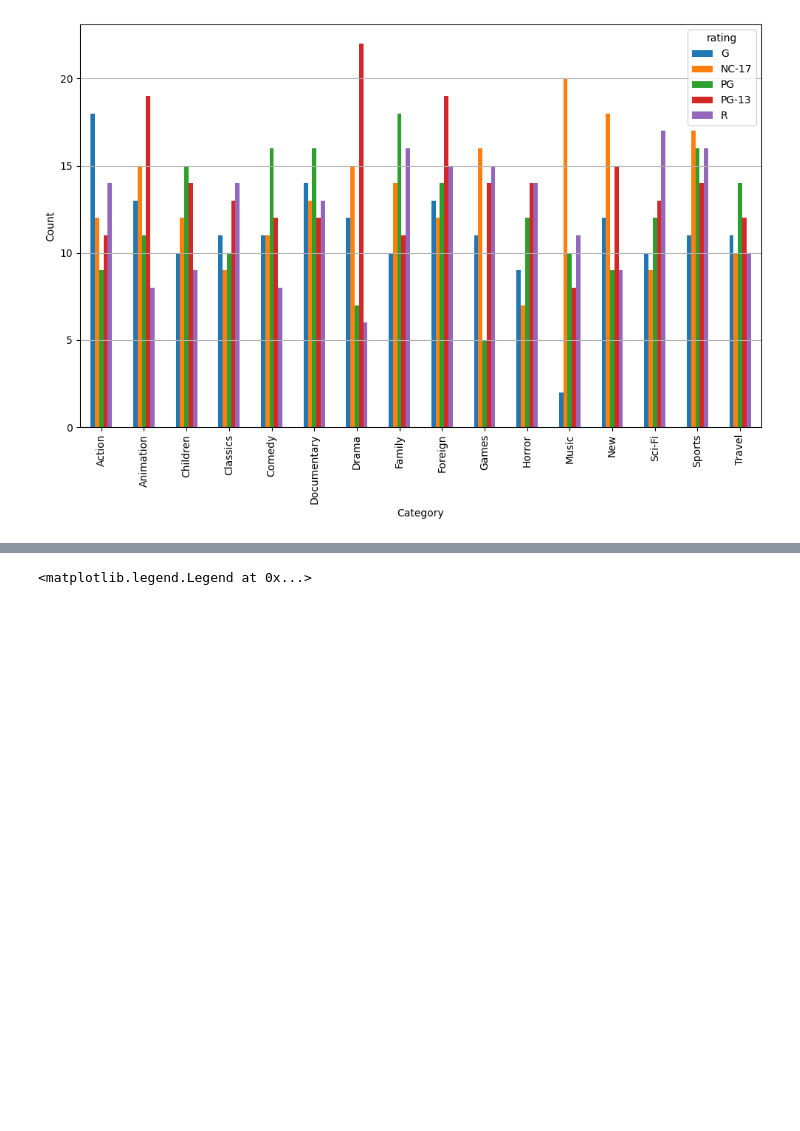
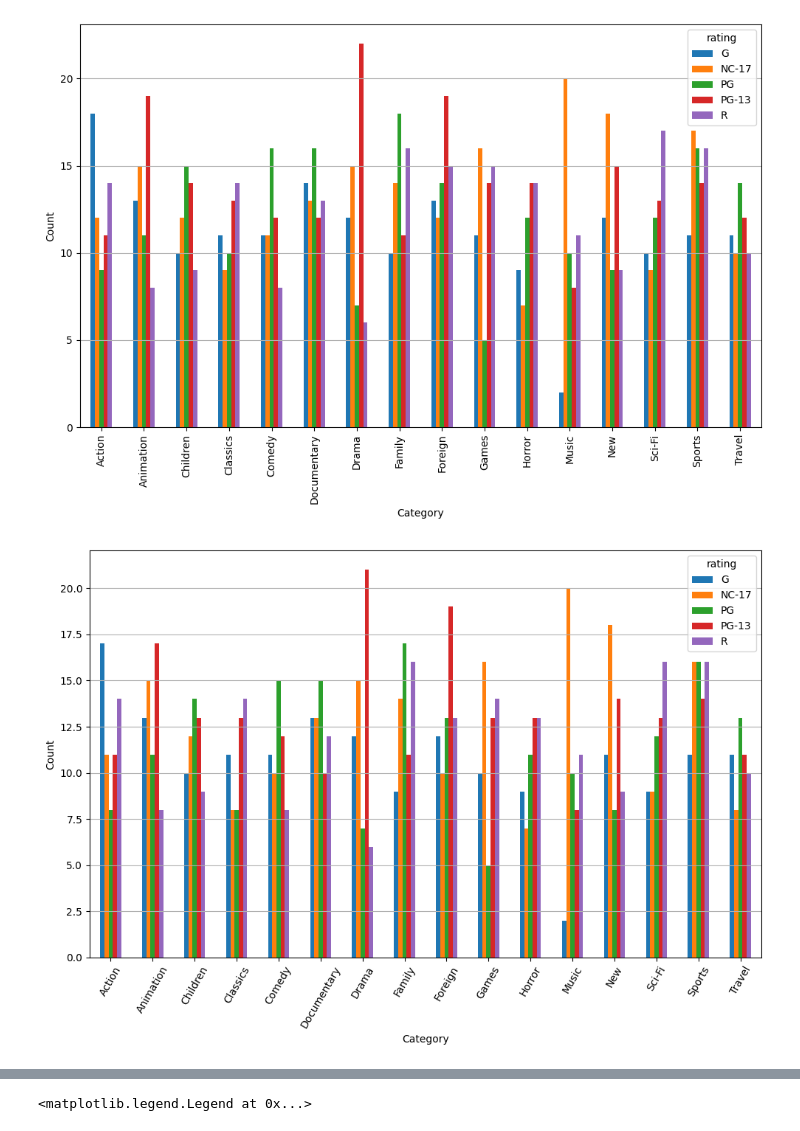
Before and after one commit to Popsonikk/filmoteka, a Jupyter notebook: Filmoteka.ipynb, the cells around one changed output, grey strips where cells are left out. Drawn from its saved outputs; the diff is of its cells as text; code cells hidden in the pictures; blank space fills up the shorter version.

```diff
--- a/Filmoteka.ipynb
+++ b/Filmoteka.ipynb
@@ -90,3 +90,16 @@ plt.xticks(rotation=90)
 plt.tight_layout()
 # %% [output]
 [figure]
+# %%
+data=pd.read_csv("rozkład filmów",sep=",",skiprows=1,names=["category","rating","count"])
+pivot = data.pivot(index="category", columns="rating", values="count")
+
+fig, ax = plt.subplots(figsize=(10,7))
+pivot.plot(kind="bar", ax=ax)
+ax.grid(axis="y")
+ax.set_xlabel("Category")
+ax.set_ylabel("Count")
+plt.xticks(rotation=60)
+plt.tight_layout()
+# %% [output]
+[figure, added]
```
Also changed, not shown: parts of 1 cell of this notebook.
